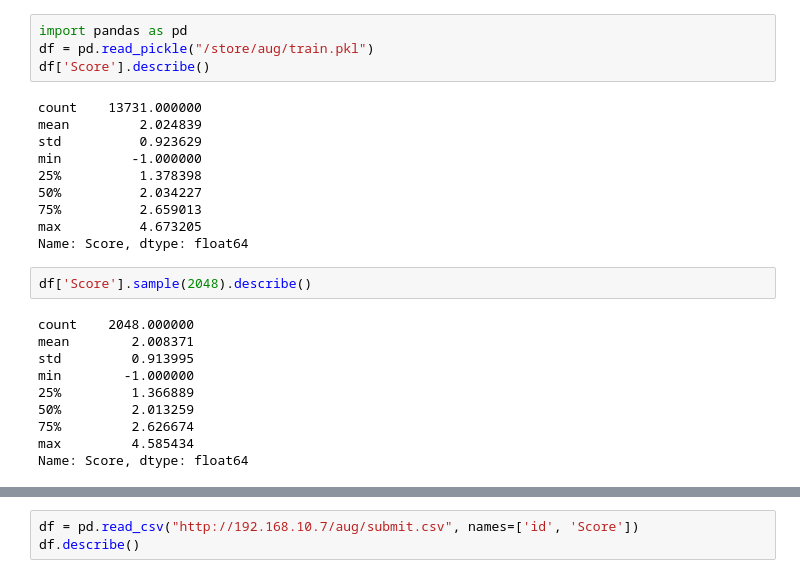
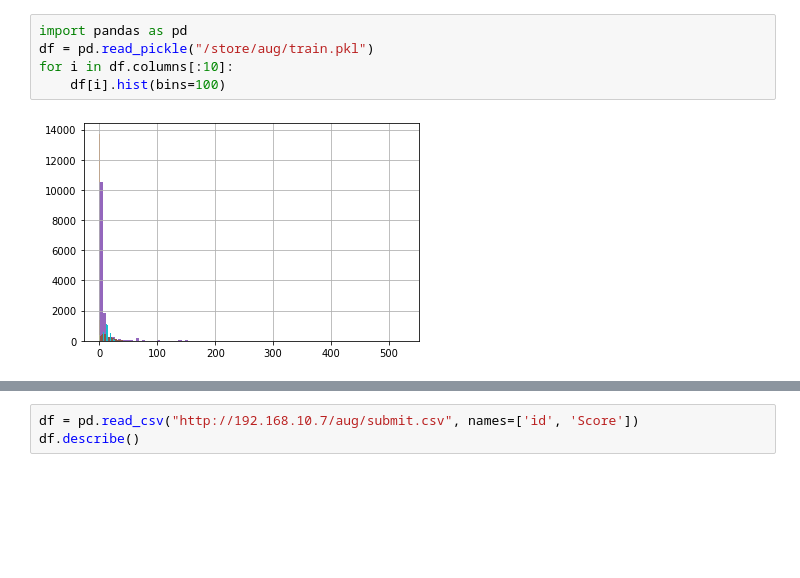
Before and after one commit to h4nyu/aplf, a Jupyter notebook: app/notebooks/Untitled.ipynb, the cells around one changed output, grey strips where cells are left out. Saved outputs shown, nothing was run; the diff lists cells and outputs as text; blank space fills up the shorter version.

```diff
--- a/app/notebooks/Untitled.ipynb
+++ b/app/notebooks/Untitled.ipynb
@@ -1,27 +1,8 @@
 # %%
 import pandas as pd
 df = pd.read_pickle("/store/aug/train.pkl")
-df['Score'].describe()
+for i in df.columns[:10]:
+    df[i].hist(bins=100)
 # %% [output]
-count    13731.000000
-mean         2.024839
-std          0.923629
-min         -1.000000
-25%          1.378398
-50%          2.034227
-75%          2.659013
-max          4.673205
-Name: Score, dtype: float64
+[figure, added]
-# %%
-df['Score'].sample(2048).describe()
-# %% [output]
-count    2048.000000
-mean        2.008371
-std         0.913995
-min        -1.000000
-25%         1.366889
-50%         2.013259
-75%         2.626674
-max         4.585434
-Name: Score, dtype: float64
 # %%
```
Also changed, not shown: parts of 2 cells of this notebook, 1 other file.
